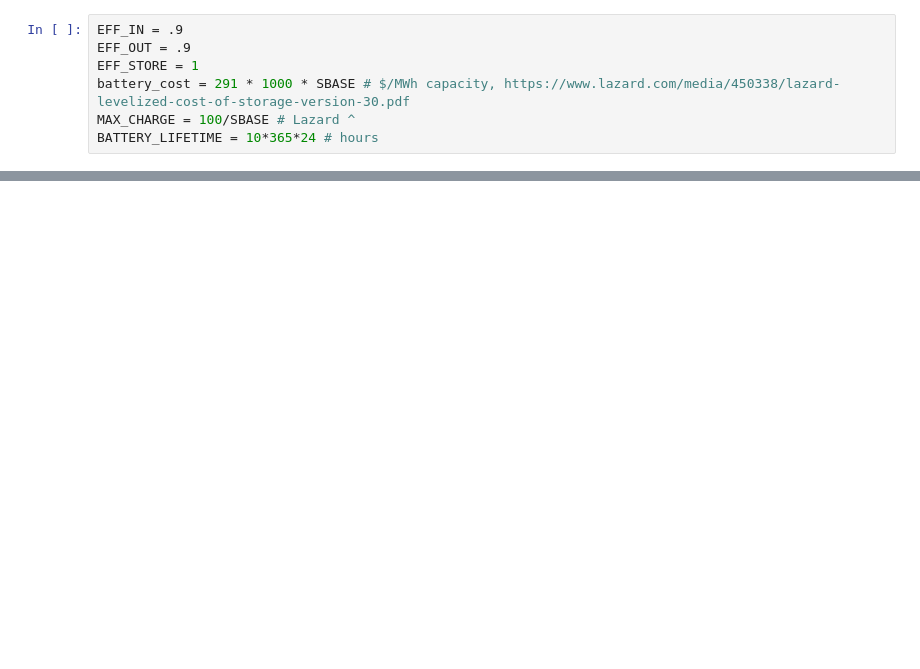
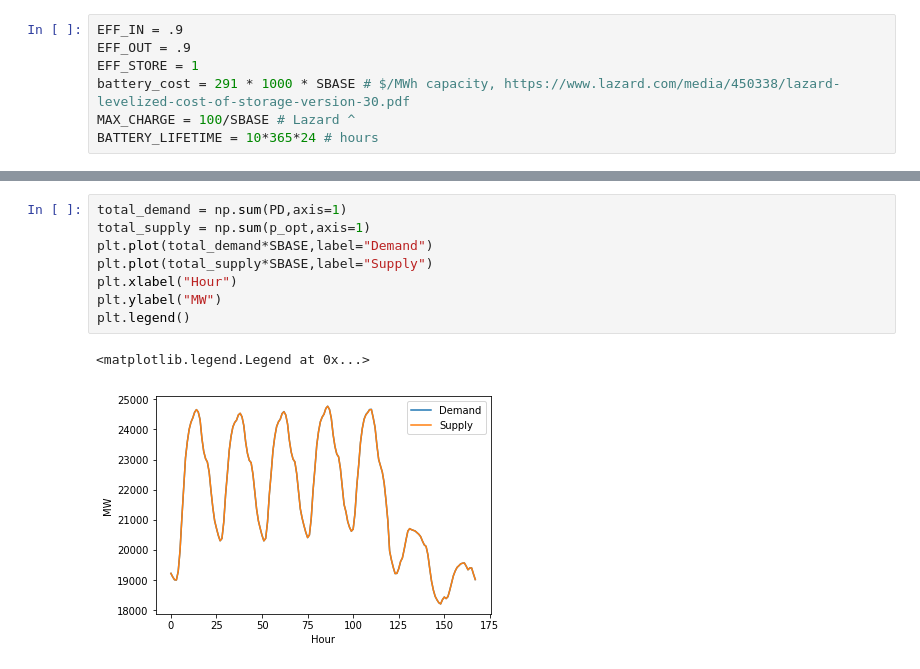
Before and after one commit to rsyoung96/ercot-storage, a Jupyter notebook: OPF_cvxpy_batteries.ipynb, the cells around one changed output, grey strips where cells are left out. Drawn from its saved outputs; the diff is of its cells as text; blank space fills up the shorter version.

```diff
--- a/OPF_cvxpy_batteries.ipynb
+++ b/OPF_cvxpy_batteries.ipynb
@@ -306,0 +365,11 @@ Battery capacities:  [-0. -0.  0. 90. -0. -0. -0. -0. -0.]
+# %%
+total_demand = np.sum(PD,axis=1)
+total_supply = np.sum(p_opt,axis=1)
+plt.plot(total_demand*SBASE,label="Demand")
+plt.plot(total_supply*SBASE,label="Supply")
+plt.xlabel("Hour")
+plt.ylabel("MW")
+plt.legend()
+# %% [output]
+<matplotlib.legend.Legend at 0x...>
+[figure, added]
```
Also changed, not shown: parts of 10 cells of this notebook, 3 other files.
